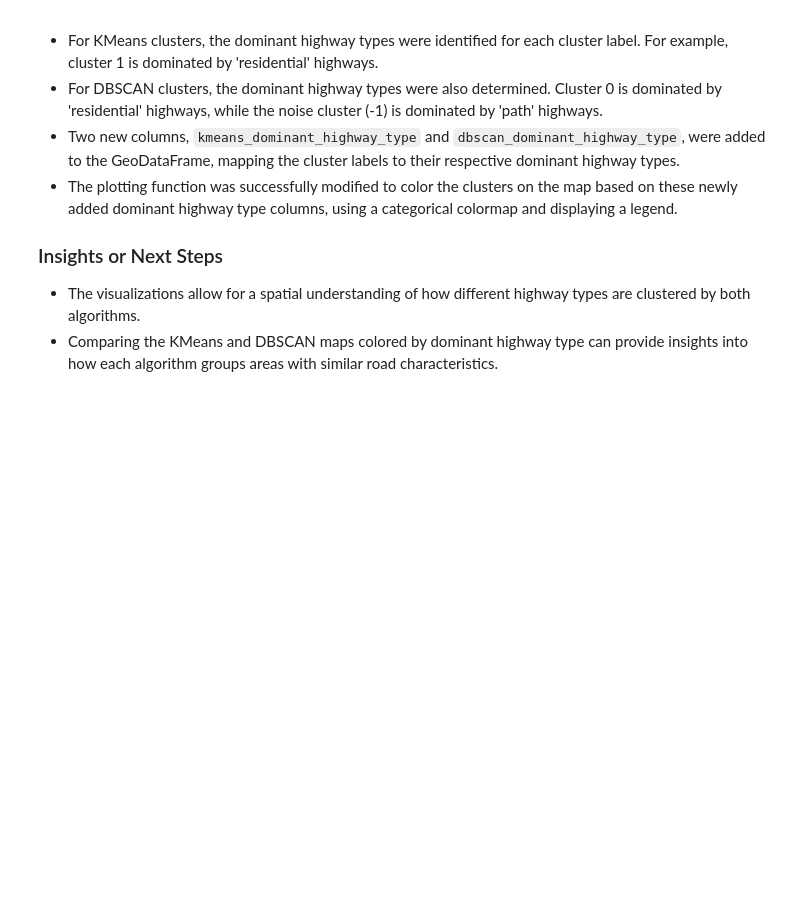
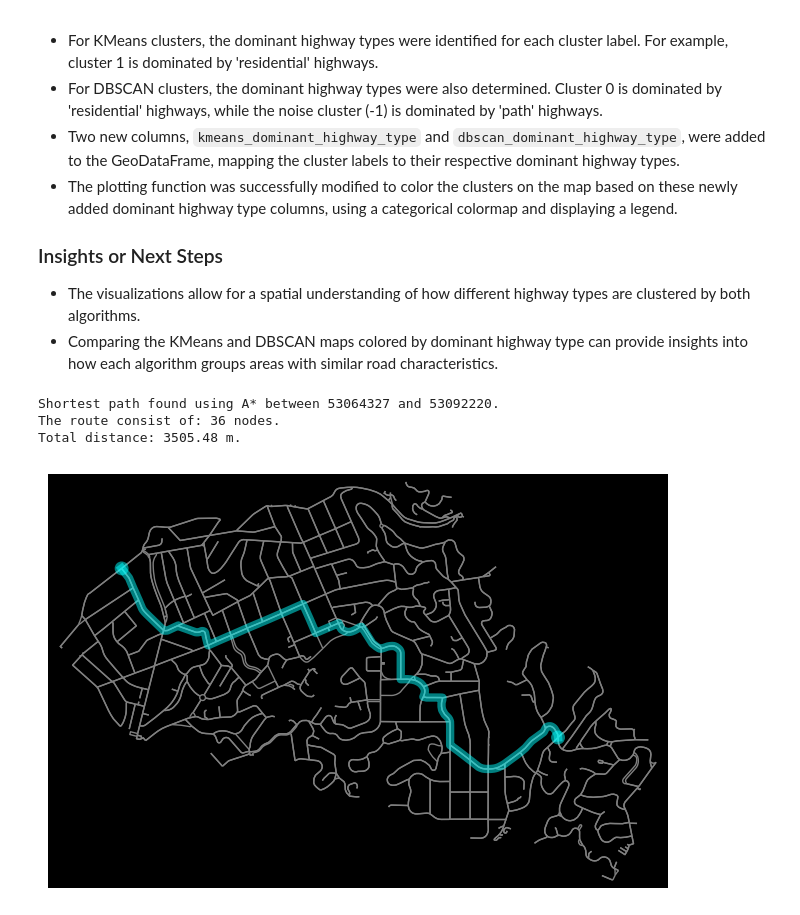
Before and after one commit to narel14/AAI-501-Grp-7, a Jupyter notebook: aai_501_final_project.ipynb, the cells around one changed output. Cells and saved outputs as stored; diff of their text form; code cells hidden in the pictures; blank space fills up the shorter version.

```diff
--- a/aai_501_final_project.ipynb
+++ b/aai_501_final_project.ipynb
@@ -254,3 +254,39 @@ plot_clusters(gdf)
 
 *   The visualizations allow for a spatial understanding of how different highway types are clustered by both algorithms.
 *   Comparing the KMeans and DBSCAN maps colored by dominant highway type can provide insights into how each algorithm groups areas with similar road characteristics.
+# %%
+#----------- A* -----------
+
+start_point = (37.827537, -122.245535)
+end_point = (37.819275, -122.218562)
+
+start_node = ox.nearest_nodes(G, start_point[1], start_point[0])
+end_node = ox.nearest_nodes(G, end_point[1], end_point[0])
+
+try:
+    shortest_path_nodes = nx.astar_path(G, start_node, end_node, weight='length')
+    path_length_m = nx.path_weight(G, shortest_path_nodes, weight='length')
+
+    print(f"Shortest path found using A* between {start_node} and {end_node}.")
+    print(f"The route consist of: {len(shortest_path_nodes)} nodes.")
+    print(f"Total distance: {path_length_m:.2f} m.")
+
+    fig, ax = ox.plot_graph_route(
+        G,
+        shortest_path_nodes,
+        route_color='cyan',
+        route_linewidth=6,
+        node_size=0,
+        bgcolor='k',
+        edge_color='gray',
+        edge_linewidth=1
+    )
+    plt.show()
+
+except nx.NetworkXNoPath:
+    print(f"A route between {start_node} and {end_node} was not found.")
+# %% [output]
+Shortest path found using A* between 53064327 and 53092220.
+The route consist of: 36 nodes.
+Total distance: 3505.48 m.
+[figure, added]
```
Also changed, not shown: parts of 6 cells of this notebook.
